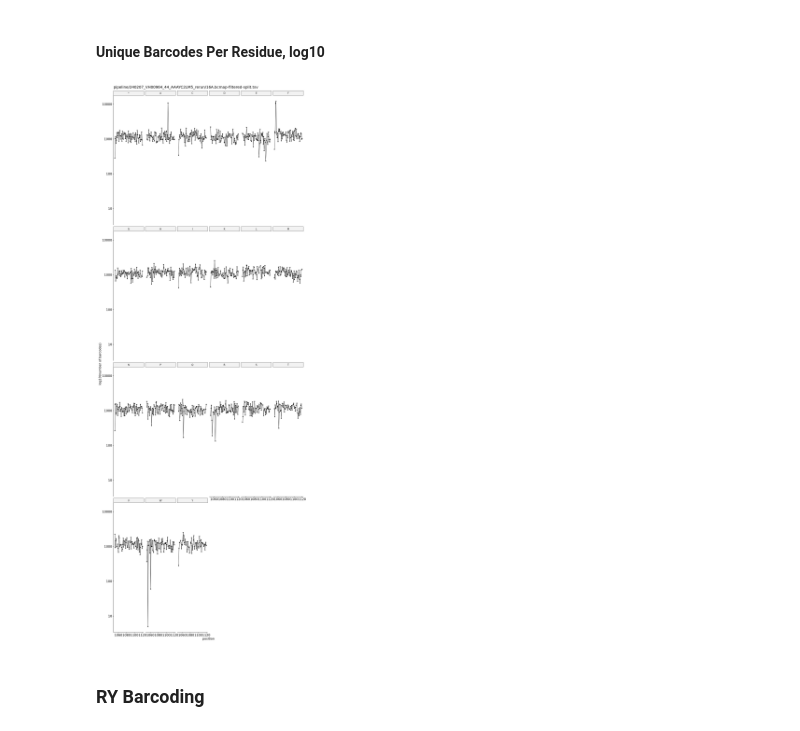
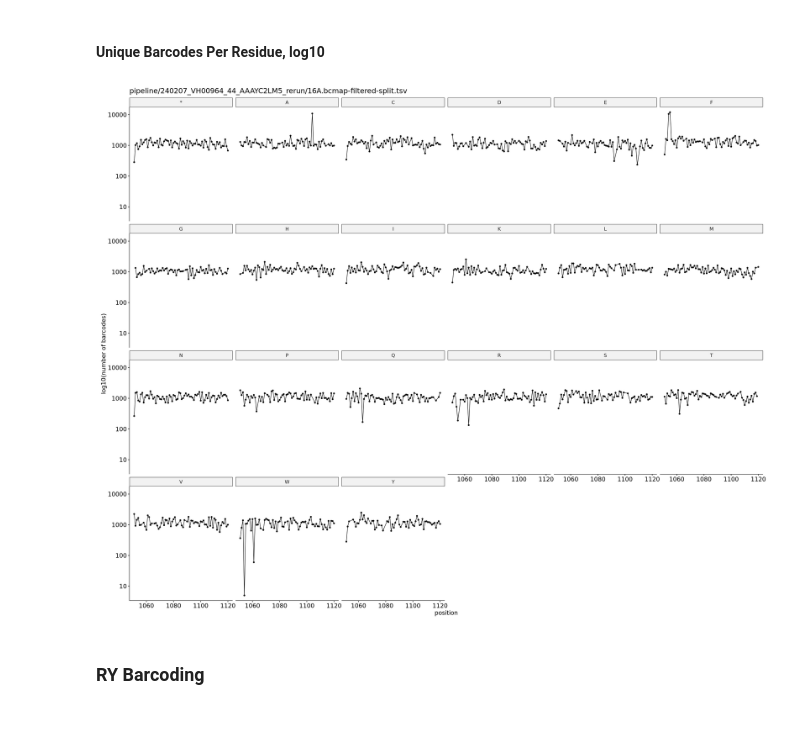
Before and after one commit to MiTPenguin/bms-dms, a Jupyter notebook: notebooks/240207_VH00964_44_AAAYC2LM5_rerun-bcmap.ipynb, the cells around one changed output. Saved outputs shown, nothing was run; the diff lists cells and outputs as text; code cells hidden in the pictures.

```diff
--- a/notebooks/240207_VH00964_44_AAAYC2LM5_rerun-bcmap.ipynb
+++ b/notebooks/240207_VH00964_44_AAAYC2LM5_rerun-bcmap.ipynb
@@ -449,10 +449,10 @@ wrap_plots(coverage_plots, ncol = 1)
 # %% [markdown]
 #### Unique Barcodes Per Residue, log10
 # %%
-options(repr.plot.width = 15, repr.plot.height = 40, warn = -1)
+options(repr.plot.width = 25, repr.plot.height = 20, warn = -1)
 wrap_plots(coverage_plots_log10, ncol = 1)
 # %% [output]
-[figure, old version]
+[figure, new version]
 # %% [markdown]
 ### RY Barcoding <a name="part5"></a>
 # %%
```
Also changed, not shown: parts of 6 cells of this notebook, 5 other files.
